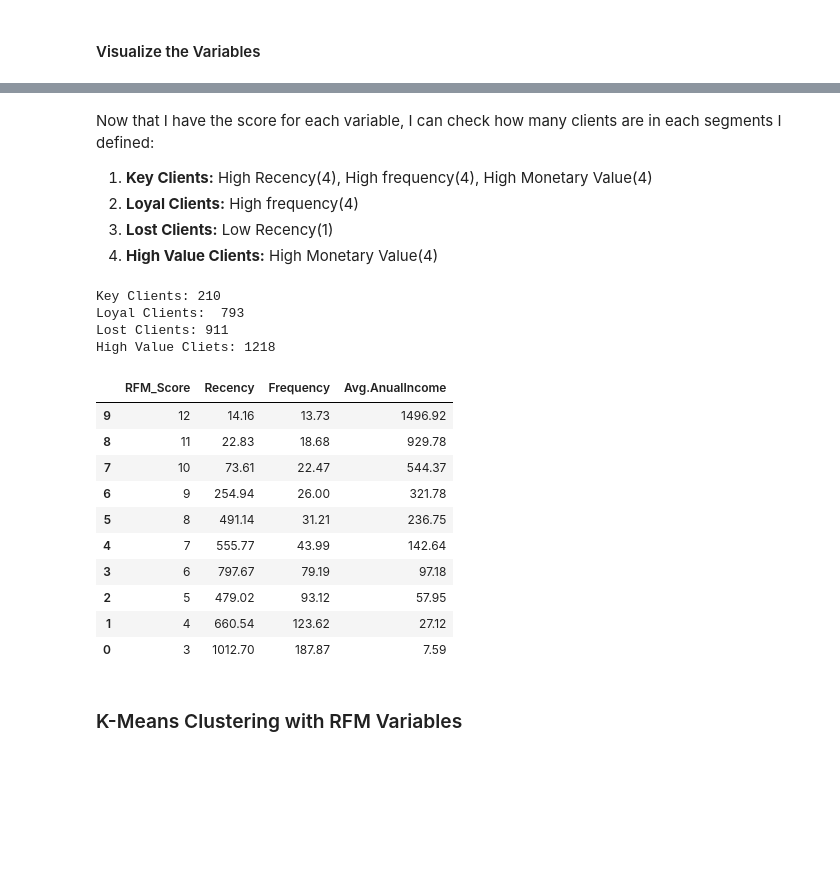
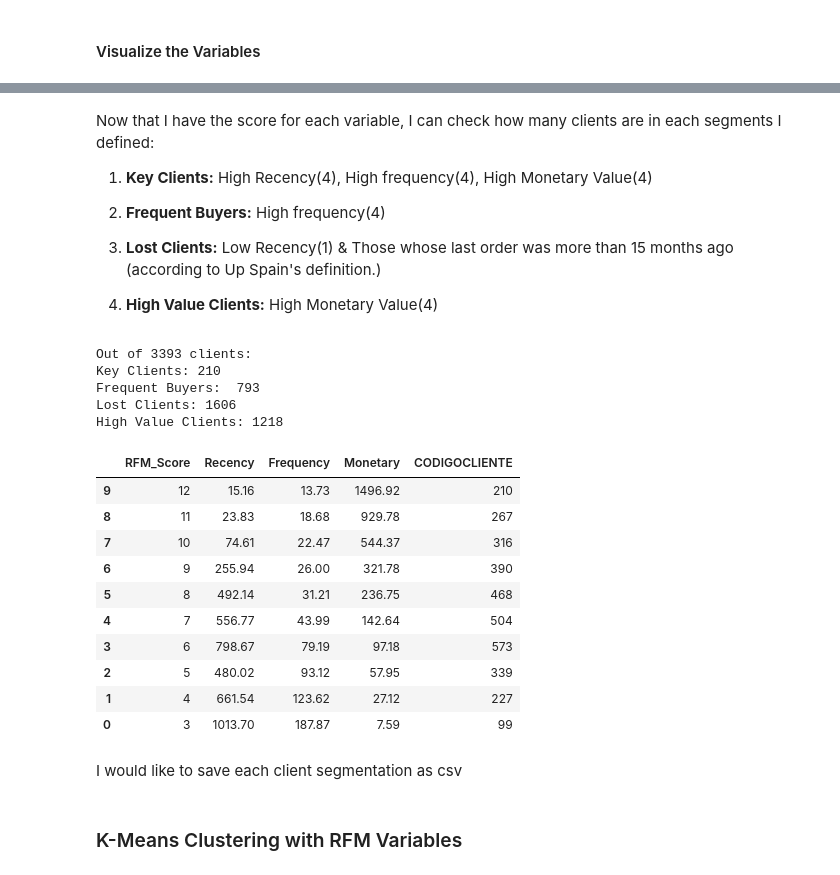
Before and after one commit to yhsieh-ijie/tfm_clientSegmentation, a Jupyter notebook: clientSegmentation.ipynb, the cells around one changed output, grey strips where cells are left out. Saved outputs shown, nothing was run; the diff lists cells and outputs as text; code cells hidden in the pictures; blank space fills up the shorter version.

```diff
--- a/clientSegmentation.ipynb
+++ b/clientSegmentation.ipynb
@@ -507,23 +497,14 @@ Note:
 # %%
 # Average Annual Income of a client
 df_mvalue = df_all[['CODIGOCLIENTE','FACYEAR','FACNUM','FACNET','FACBRU','FACIVA']][(df_all['FACYEAR']>=2018) & (df_all['FACYEAR']<2021)].copy()
-df_mvalue['Avg.AnualIncome'] = (df_mvalue['FACNET'] - df_mvalue['FACBRU'] - df_mvalue['FACIVA']).round(2)
-df_mvalue = df_mvalue[['CODIGOCLIENTE','FACYEAR','Avg.AnualIncome']].groupby(['CODIGOCLIENTE','FACYEAR'],as_index=False).sum().groupby('CODIGOCLIENTE', as_index=False).mean().round(2).drop('FACYEAR',axis=1)
+df_mvalue['Monetary'] = (df_mvalue['FACNET'] - df_mvalue['FACBRU'] - df_mvalue['FACIVA']).round(2)
+df_mvalue = df_mvalue[['CODIGOCLIENTE','FACYEAR','Monetary']].groupby(['CODIGOCLIENTE','FACYEAR'],as_index=False).sum().groupby('CODIGOCLIENTE', as_index=False).mean().round(2).drop('FACYEAR',axis=1)
 
-# Average Income per Invoice of a client
-df_mvalue1 = df_all[['CODIGOCLIENTE','FACYEAR','FACNUM','FACNET','FACBRU','FACIVA']][df_all['FACYEAR']>=2018].copy()
-df_mvalue1['Income'] = (df_mvalue1['FACNET'] - df_mvalue1['FACBRU'] - df_mvalue1['FACIVA']).round(2)
-
-df_mvalue2 = df_mvalue1.groupby('CODIGOCLIENTE',as_index=False).sum()[['CODIGOCLIENTE','Income']]
-df_mvalue2['TotalInvoice'] = df_mvalue1.groupby('CODIGOCLIENTE',as_index=False).count()['FACNUM']
-df_mvalue2['Avg.InvoiceIncome'] = (df_mvalue2['Income']/df_mvalue2['TotalInvoice']).round(2)
-df_mvalue2.drop(['Income','TotalInvoice'],axis=1,inplace=True)
-
-# Merge these 2 variables with the df_all dataframe
-df_all = df_all.merge(df_mvalue,how='left',on='CODIGOCLIENTE').merge(df_mvalue2, how='left',on='CODIGOCLIENTE')
+# Merge this variable with the df_all dataframe
+df_all = df_all.merge(df_mvalue,how='left',on='CODIGOCLIENTE')
 # %% [markdown]
 Now that we have the variables in order to carry out the RFM analysis.
 # %%
-df_rfm = df_all[['CODIGOCLIENTE','Recency','Frequency','Avg.AnualIncome','Avg.InvoiceIncome']].drop_duplicates('CODIGOCLIENTE').sort_values('CODIGOCLIENTE').reset_index(drop=True)
+df_rfm = df_all[['CODIGOCLIENTE','Recency','Frequency','Monetary']].drop_duplicates('CODIGOCLIENTE').sort_values('CODIGOCLIENTE').reset_index(drop=True)
 df_rfm.head()
 # %% [output]
@@ -628,7 +604,7 @@ def FMScore(x,p,d):
 df_rfm_score = df_rfm.copy()
 df_rfm_score['R_Score'] = df_rfm_score['Recency'].apply(RScore, args=('Recency',quantiles))
 df_rfm_score['F_Score'] = df_rfm_score['Frequency'].apply(RScore, args=('Frequency',quantiles))
-df_rfm_score['M_Score'] = df_rfm_score['Avg.AnualIncome'].apply(FMScore, args=('Avg.AnualIncome',quantiles))
+df_rfm_score['M_Score'] = df_rfm_score['Monetary'].apply(FMScore, args=('Monetary',quantiles))
 df_rfm_score['RFM_Score'] = df_rfm_score['R_Score'] + df_rfm_score['F_Score'] + df_rfm_score['M_Score']
 df_rfm_score.head(10)
 # %% [output]
@@ -646,37 +622,46 @@ df_rfm_score.head(10)
 # %% [markdown]
 Now that I have the score for each variable, I can check how many clients are in each segments I defined:
+
 1. **Key Clients:** High Recency(4), High frequency(4), High Monetary Value(4)
-2. **Loyal Clients:** High frequency(4)
-3. **Lost Clients:** Low Recency(1)
+
+2. **Frequent Buyers:** High frequency(4)
+
+3. **Lost Clients:** Low Recency(1) & Those whose last order was more than 15 months ago (according to Up Spain's definition.)
+
 4. **High Value Clients:** High Monetary Value(4)
 # %%
+print("Out of",df_rfm_score['CODIGOCLIENTE'].nunique(),"clients:")
 print("Key Clients:",len(df_rfm_score[(df_rfm_score['R_Score']==4) & (df_rfm_score['F_Score']==4)&(df_rfm_score['M_Score']==4)]))
-print('Loyal Clients: ',len(df_rfm_score[df_rfm_score['F_Score']==4]))
-print("Lost Clients:",len(df_rfm_score[df_rfm_score['R_Score']==1]))
-print('High Value Cliets:', len(df_rfm_score[df_rfm_score['M_Score']==4]))
+print('Frequent Buyers: ',len(df_rfm_score[df_rfm_score['F_Score']==4]))
+print("Lost Clients:",len(df_rfm_score[(df_rfm_score['R_Score']==1) | (df_rfm_score['Recency']>180)]))
+print('High Value Clients:', len(df_rfm_score[df_rfm_score['M_Score']==4]))
 # %% [output]
+Out of 3393 clients:
 Key Clients: 210
-Loyal Clients:  793
-Lost Clients: 911
-High Value Cliets: 1218
+Frequent Buyers:  793
+Lost Clients: 1606
+High Value Clients: 1218
 # %%
 df_rfm_score['RFM_Score'].unique()
 df_rfm_score.groupby('RFM_Score',as_index=False).agg({
     'Recency': 'mean',
     'Frequency': 'mean',
-    'Avg.AnualIncome': 'mean'}).sort_values('RFM_Score',ascending=False).round(2)
+    'Monetary': 'mean',
+    'CODIGOCLIENTE':"count"}).sort_values('RFM_Score',ascending=False).round(2)
 # %% [output]
-|  | RFM_Score | Recency | Frequency | Avg.AnualIncome |
-| 9 | 12 | 14.16 | 13.73 | 1496.92 |
-| 8 | 11 | 22.83 | 18.68 | 929.78 |
-| 7 | 10 | 73.61 | 22.47 | 544.37 |
-| 6 | 9 | 254.94 | 26.00 | 321.78 |
-| 5 | 8 | 491.14 | 31.21 | 236.75 |
-| 4 | 7 | 555.77 | 43.99 | 142.64 |
-| 3 | 6 | 797.67 | 79.19 | 97.18 |
-| 2 | 5 | 479.02 | 93.12 | 57.95 |
-| 1 | 4 | 660.54 | 123.62 | 27.12 |
-| 0 | 3 | 1012.70 | 187.87 | 7.59 |
+|  | RFM_Score | Recency | Frequency | Monetary | CODIGOCLIENTE |
+| 9 | 12 | 15.16 | 13.73 | 1496.92 | 210 |
+| 8 | 11 | 23.83 | 18.68 | 929.78 | 267 |
+| 7 | 10 | 74.61 | 22.47 | 544.37 | 316 |
+| 6 | 9 | 255.94 | 26.00 | 321.78 | 390 |
+| 5 | 8 | 492.14 | 31.21 | 236.75 | 468 |
+| 4 | 7 | 556.77 | 43.99 | 142.64 | 504 |
+| 3 | 6 | 798.67 | 79.19 | 97.18 | 573 |
+| 2 | 5 | 480.02 | 93.12 | 57.95 | 339 |
+| 1 | 4 | 661.54 | 123.62 | 27.12 | 227 |
+| 0 | 3 | 1013.70 | 187.87 | 7.59 | 99 |
+# %% [markdown]
+I would like to save each client segmentation as csv
 # %% [markdown]
 ### K-Means Clustering with RFM Variables
 # %% [markdown]
```
Also changed, not shown: parts of 12 cells of this notebook.
